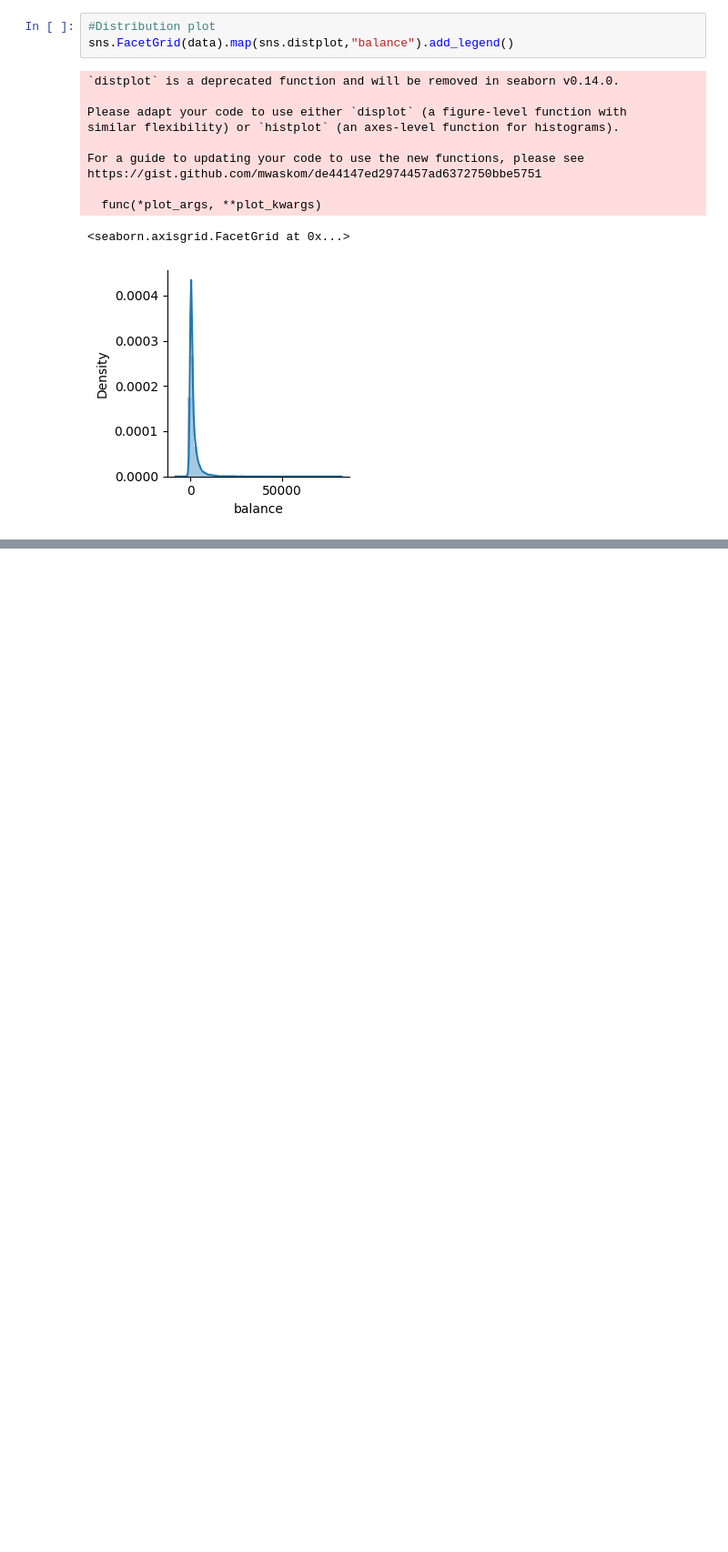
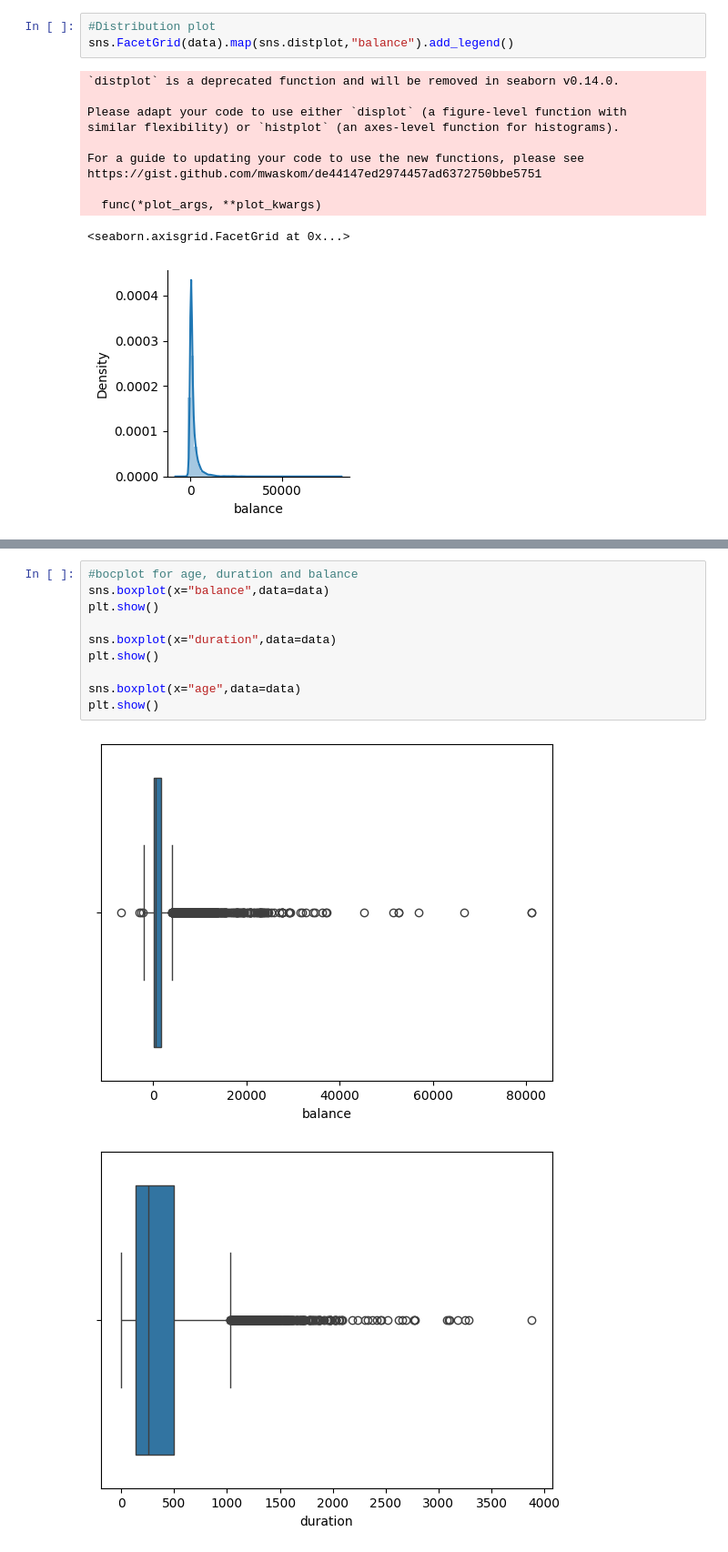
Before and after one commit to AKAB657/EDA-THEORY-DA, a Jupyter notebook: EDA_theory.ipynb, the cells around one changed output, grey strips where cells are left out. Shown at 91% size. Cells and saved outputs as stored; diff of their text form; blank space fills up the shorter version.

```diff
--- a/EDA_theory.ipynb
+++ b/EDA_theory.ipynb
@@ -330,0 +353,13 @@ https://gist.github.com/mwaskom/de44147ed2974457ad6372750bbe5751
+# %%
+#bocplot for age, duration and balance
+sns.boxplot(x="balance",data=data)
+plt.show()
+
+sns.boxplot(x="duration",data=data)
+plt.show()
+
+sns.boxplot(x="age",data=data)
+plt.show()
+# %% [output]
+[figure, added]
+[figure, added]
```
Also changed, not shown: parts of 14 cells of this notebook.
